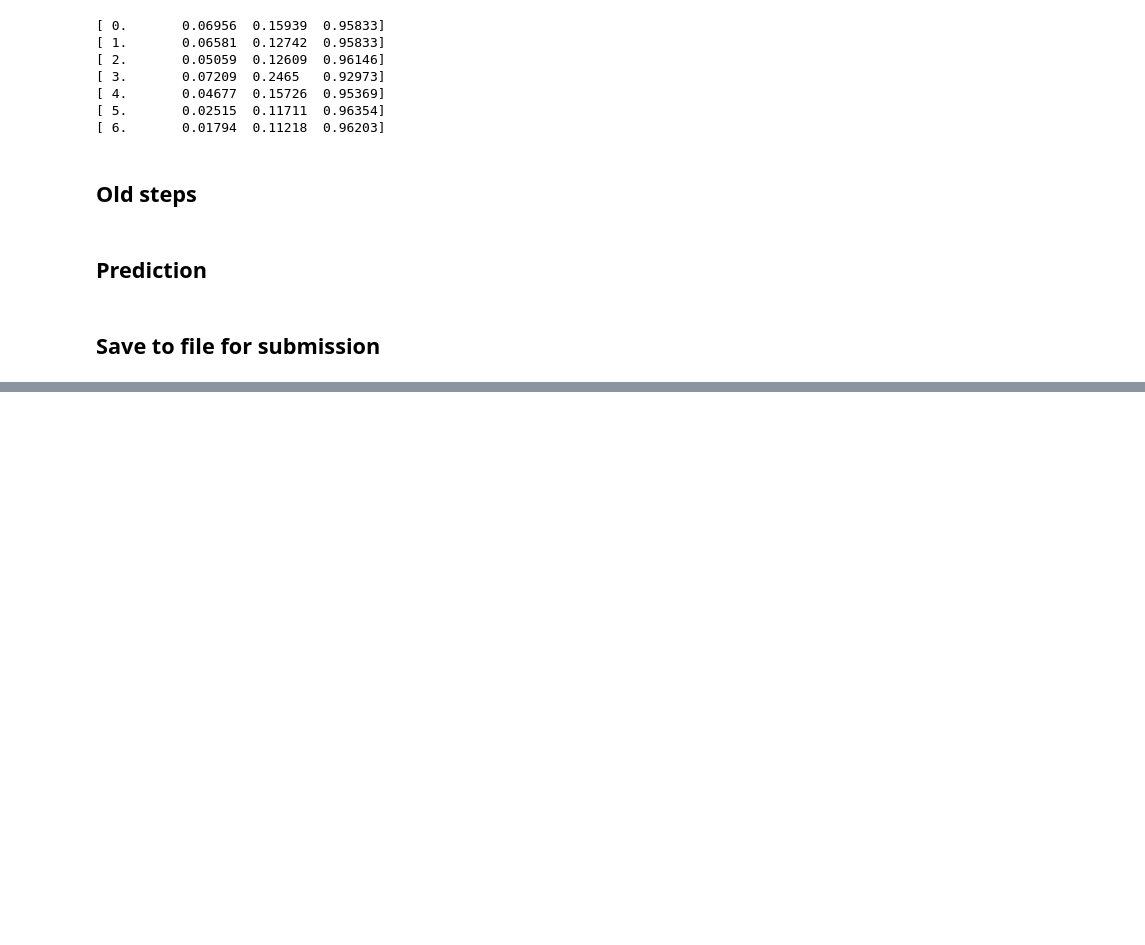
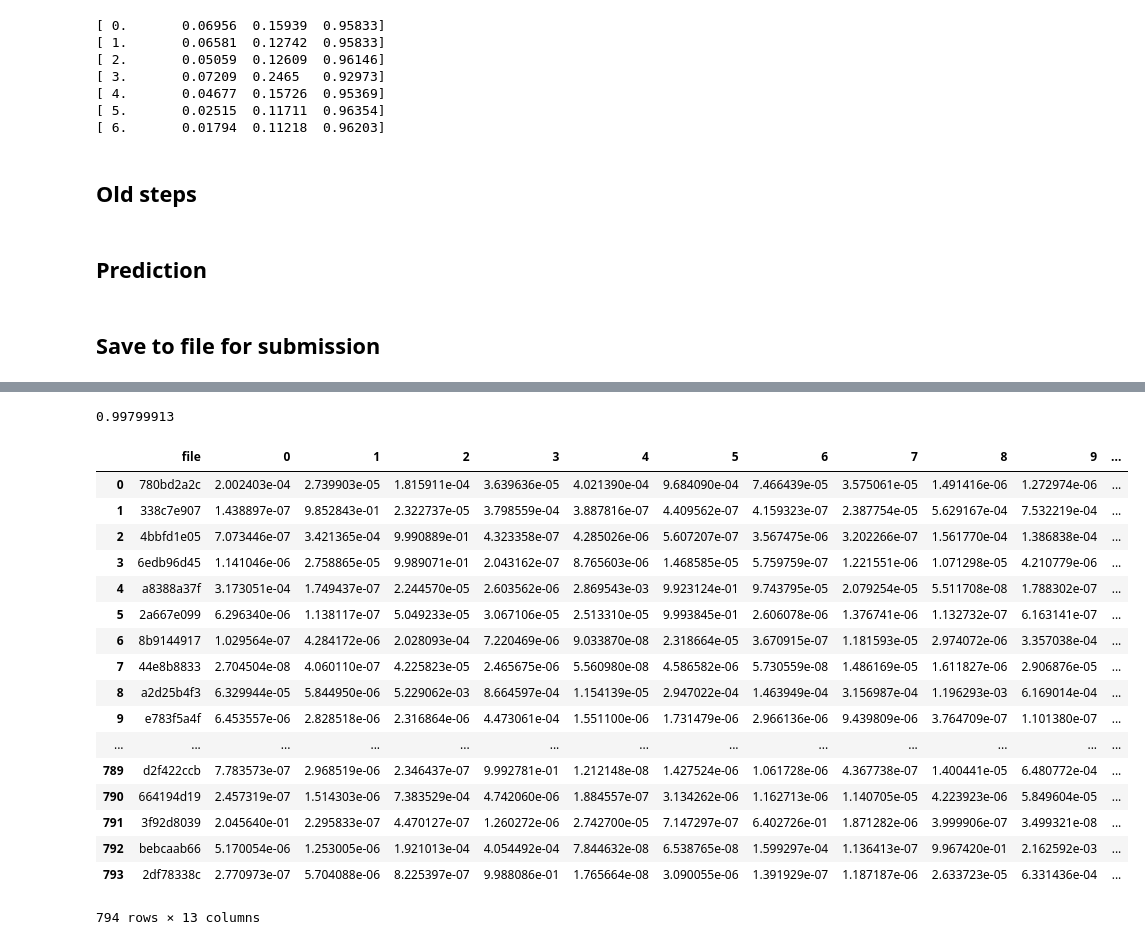
Before and after one commit to agoila/fastai, a Jupyter notebook: courses/dl1/my_nbs/plant-seedling.ipynb, the cells around one changed output, grey strips where cells are left out. Saved outputs shown, nothing was run; the diff lists cells and outputs as text; code cells hidden in the pictures; blank space fills up the shorter version.

```diff
--- a/courses/dl1/my_nbs/plant-seedling.ipynb
+++ b/courses/dl1/my_nbs/plant-seedling.ipynb
@@ -343,5 +366,30 @@ data.classes
+# %%
+probs_450[0].sum()
+# %% [output]
+0.99799913
 # %%
-df = pd.DataFrame(np.argmax(probs, axis=1))
+df = pd.DataFrame(probs)
 # %%
 df.insert(0, 'file', [o[5:-4] for o in data.test_ds.fnames])
+# %%
+df
+# %% [output]
+|  | file | 0 | 1 | 2 | 3 | 4 | 5 | 6 | 7 | 8 | 9 | ... |
+| 0 | 780bd2a2c | 2.002403e-04 | 2.739903e-05 | 1.815911e-04 | 3.639636e-05 | 4.021390e-04 | 9.684090e-04 | 7.466439e-05 | 3.575061e-05 | 1.491416e-06 | 1.272974e-06 | ... |
+| 1 | 338c7e907 | 1.438897e-07 | 9.852843e-01 | 2.322737e-05 | 3.798559e-04 | 3.887816e-07 | 4.409562e-07 | 4.159323e-07 | 2.387754e-05 | 5.629167e-04 | 7.532219e-04 | ... |
+| 2 | 4bbfd1e05 | 7.073446e-07 | 3.421365e-04 | 9.990889e-01 | 4.323358e-07 | 4.285026e-06 | 5.607207e-07 | 3.567475e-06 | 3.202266e-07 | 1.561770e-04 | 1.386838e-04 | ... |
+| 3 | 6edb96d45 | 1.141046e-06 | 2.758865e-05 | 9.989071e-01 | 2.043162e-07 | 8.765603e-06 | 1.468585e-05 | 5.759759e-07 | 1.221551e-06 | 1.071298e-05 | 4.210779e-06 | ... |
+| 4 | a8388a37f | 3.173051e-04 | 1.749437e-07 | 2.244570e-05 | 2.603562e-06 | 2.869543e-03 | 9.923124e-01 | 9.743795e-05 | 2.079254e-05 | 5.511708e-08 | 1.788302e-07 | ... |
+| 5 | 2a667e099 | 6.296340e-06 | 1.138117e-07 | 5.049233e-05 | 3.067106e-05 | 2.513310e-05 | 9.993845e-01 | 2.606078e-06 | 1.376741e-06 | 1.132732e-07 | 6.163141e-07 | ... |
+| 6 | 8b9144917 | 1.029564e-07 | 4.284172e-06 | 2.028093e-04 | 7.220469e-06 | 9.033870e-08 | 2.318664e-05 | 3.670915e-07 | 1.181593e-05 | 2.974072e-06 | 3.357038e-04 | ... |
+| 7 | 44e8b8833 | 2.704504e-08 | 4.060110e-07 | 4.225823e-05 | 2.465675e-06 | 5.560980e-08 | 4.586582e-06 | 5.730559e-08 | 1.486169e-05 | 1.611827e-06 | 2.906876e-05 | ... |
+| 8 | a2d25b4f3 | 6.329944e-05 | 5.844950e-06 | 5.229062e-03 | 8.664597e-04 | 1.154139e-05 | 2.947022e-04 | 1.463949e-04 | 3.156987e-04 | 1.196293e-03 | 6.169014e-04 | ... |
+| 9 | e783f5a4f | 6.453557e-06 | 2.828518e-06 | 2.316864e-06 | 4.473061e-04 | 1.551100e-06 | 1.731479e-06 | 2.966136e-06 | 9.439809e-06 | 3.764709e-07 | 1.101380e-07 | ... |
+| ... | ... | ... | ... | ... | ... | ... | ... | ... | ... | ... | ... | ... |
+| 789 | d2f422ccb | 7.783573e-07 | 2.968519e-06 | 2.346437e-07 | 9.992781e-01 | 1.212148e-08 | 1.427524e-06 | 1.061728e-06 | 4.367738e-07 | 1.400441e-05 | 6.480772e-04 | ... |
+| 790 | 664194d19 | 2.457319e-07 | 1.514303e-06 | 7.383529e-04 | 4.742060e-06 | 1.884557e-07 | 3.134262e-06 | 1.162713e-06 | 1.140705e-05 | 4.223923e-06 | 5.849604e-05 | ... |
+| 791 | 3f92d8039 | 2.045640e-01 | 2.295833e-07 | 4.470127e-07 | 1.260272e-06 | 2.742700e-05 | 7.147297e-07 | 6.402726e-01 | 1.871282e-06 | 3.999906e-07 | 3.499321e-08 | ... |
+| 792 | bebcaab66 | 5.170054e-06 | 1.253005e-06 | 1.921013e-04 | 4.054492e-04 | 7.844632e-08 | 6.538765e-08 | 1.599297e-04 | 1.136413e-07 | 9.967420e-01 | 2.162592e-03 | ... |
+| 793 | 2df78338c | 2.770973e-07 | 5.704088e-06 | 8.225397e-07 | 9.988086e-01 | 1.765664e-08 | 3.090055e-06 | 1.391929e-07 | 1.187187e-06 | 2.633723e-05 | 6.331436e-04 | ... |
+794 rows × 13 columns
 # %%
```
Also changed, not shown: parts of 4 cells of this notebook, 4 other files.
